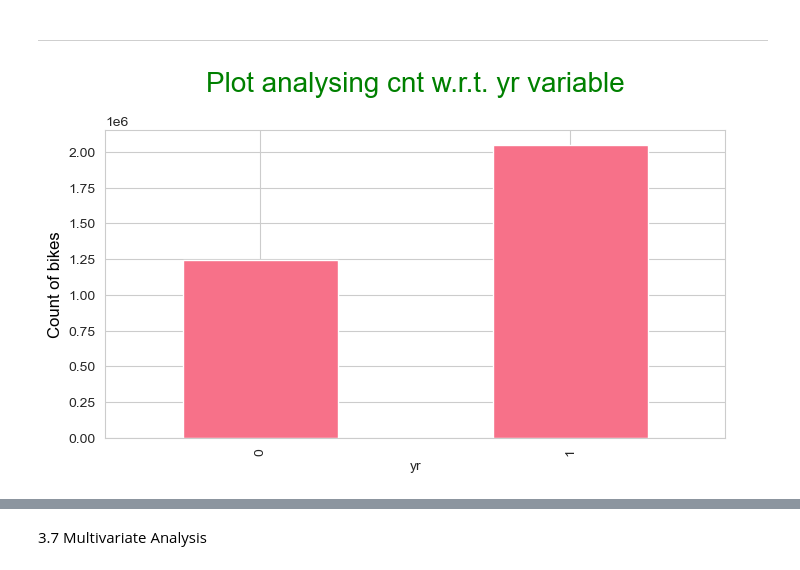
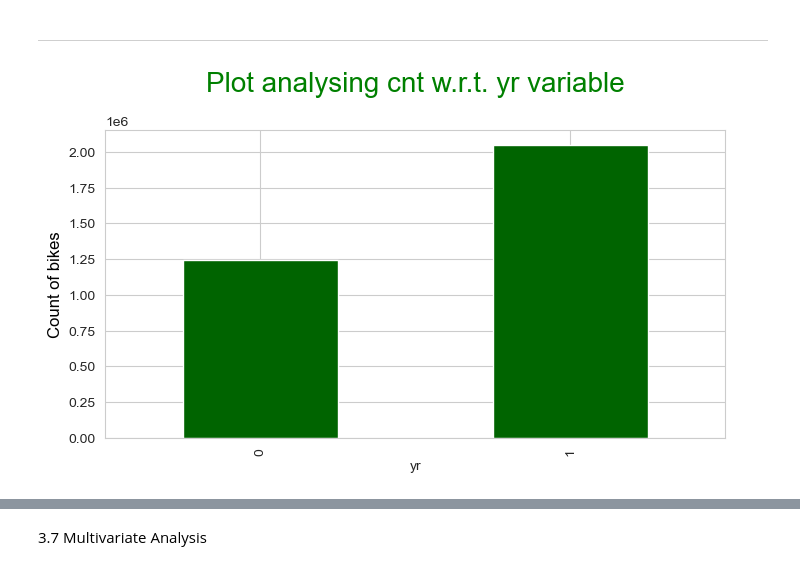
Before and after one commit to sfdatade/machine_learning_bikes_project, a Jupyter notebook: Bpp.ipynb, the cells around one changed output, grey strips where cells are left out. Drawn from its saved outputs; the diff is of its cells as text; code cells hidden in the pictures.

```diff
--- a/Bpp.ipynb
+++ b/Bpp.ipynb
@@ -364,13 +364,13 @@ plt.show()
 # %%
 # cnt w.r.t. yr
 
 plt.figure(figsize= (8,4))
-bikes.groupby("yr")["cnt"].sum().plot.bar()
+bikes.groupby("yr")["cnt"].sum().plot.bar(color="darkgreen")
 plt.title("Plot analysing cnt w.r.t. yr variable\n", fontdict={'fontsize': 20, 'fontweight' : 5, 'color' : 'Green'})
 plt.ylabel("Count of bikes", fontdict={'fontsize': 12, 'fontweight' : 5, 'color' : 'Black'})
 plt.show()
 # %% [output]
-[figure, old version]
+[figure, new version]
 # %%
 # cnt w.r.t. mnth
 
```
Also changed, not shown: parts of 12 cells of this notebook.
